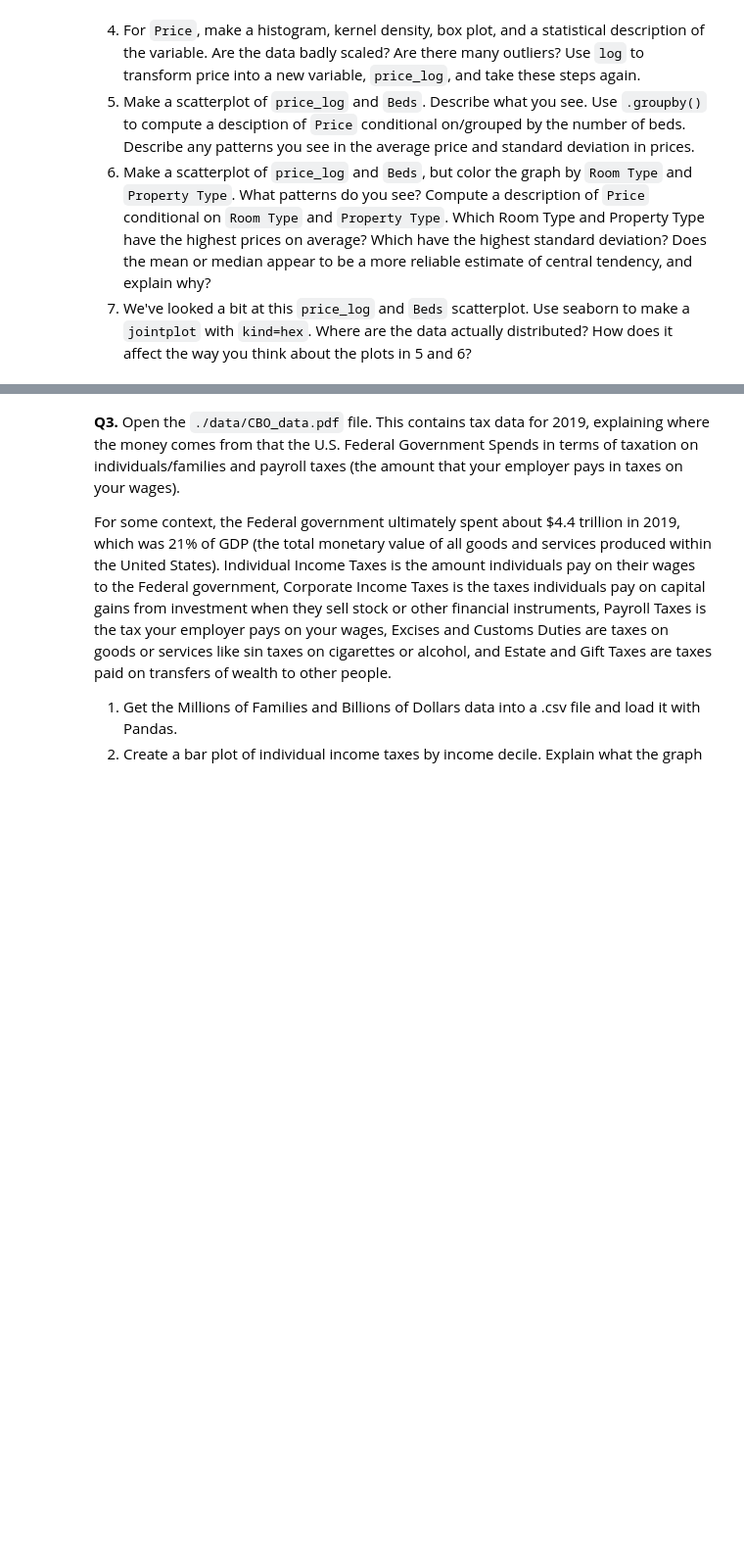
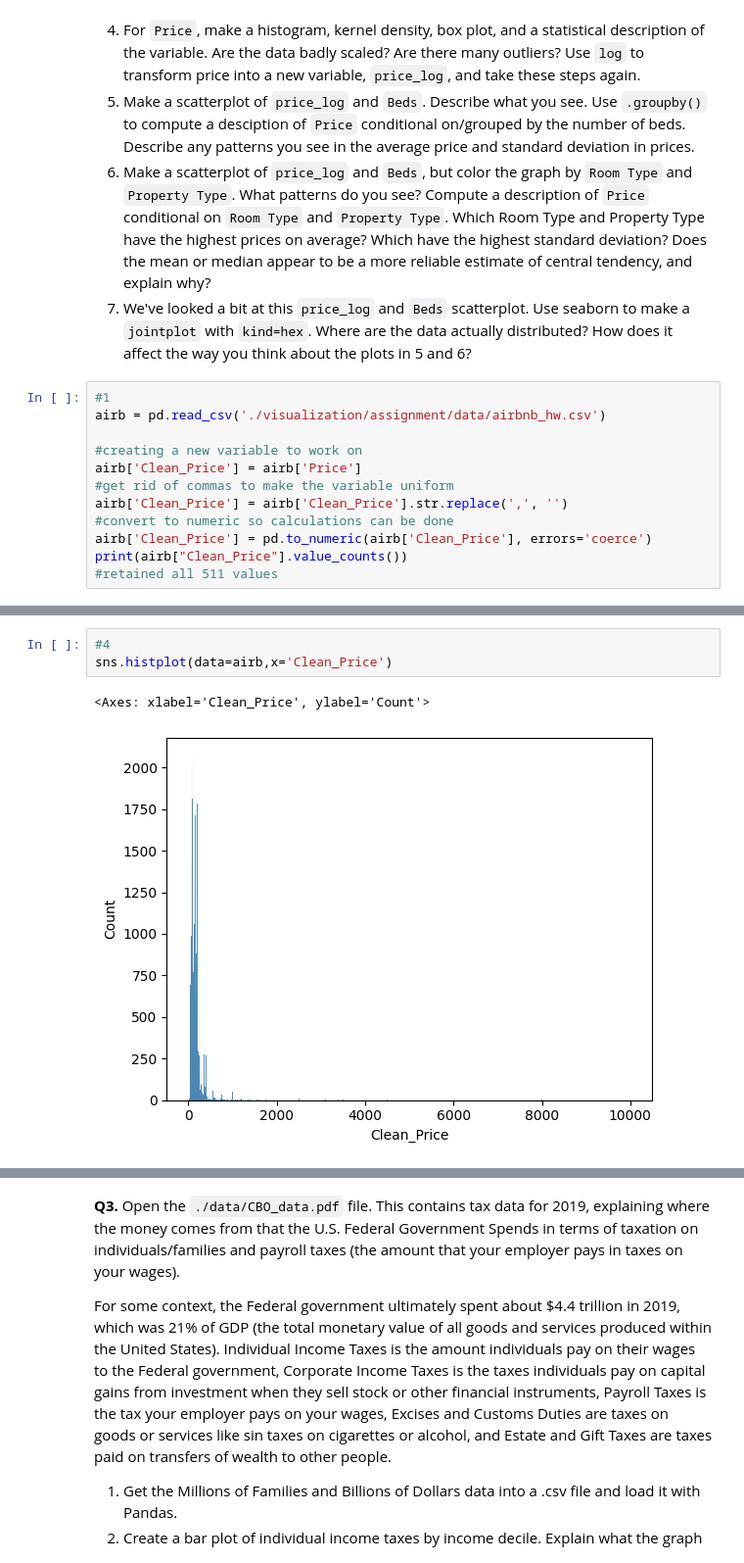
Before and after one commit to Kianjputnam/visualization, a Jupyter notebook: assignment/assignment.ipynb, the cells around one changed output, grey strips where cells are left out. Shown at 98% size. Cells and saved outputs as stored; diff of their text form; blank space fills up the shorter version.

```diff
--- a/assignment/assignment.ipynb
+++ b/assignment/assignment.ipynb
@@ -116,3 +118,15 @@ Name: grad_100_value, dtype: float64
   5. Make a scatterplot of `price_log` and `Beds`. Describe what you see. Use `.groupby()` to compute a desciption of `Price` conditional on/grouped by the number of beds. Describe any patterns you see in the average price and standard deviation in prices.
   6. Make a scatterplot of `price_log` and `Beds`, but color the graph by `Room Type` and `Property Type`. What patterns do you see? Compute a description of `Price` conditional on `Room Type` and `Property Type`. Which Room Type and Property Type have the highest prices on average? Which have the highest standard deviation? Does the mean or median appear to be a more reliable estimate of central tendency, and explain why?
   7. We've looked a bit at this `price_log` and `Beds` scatterplot. Use seaborn to make a `jointplot` with `kind=hex`. Where are the data actually distributed? How does it affect the way you think about the plots in 5 and 6?
+# %%
+#1
+airb = pd.read_csv('./visualization/assignment/data/airbnb_hw.csv')
+
+#creating a new variable to work on
+airb['Clean_Price'] = airb['Price']
+#get rid of commas to make the variable uniform
+airb['Clean_Price'] = airb['Clean_Price'].str.replace(',', '')
+#convert to numeric so calculations can be done
+airb['Clean_Price'] = pd.to_numeric(airb['Clean_Price'], errors='coerce')
+print(airb["Clean_Price"].value_counts())
+#retained all 511 values
@@ -118,0 +185,6 @@ Name: grad_100_value, dtype: float64
+# %%
+#4
+sns.histplot(data=airb,x='Clean_Price')
+# %% [output]
+<Axes: xlabel='Clean_Price', ylabel='Count'>
+[figure, added]
```
Also changed, not shown: parts of 15 cells of this notebook.
